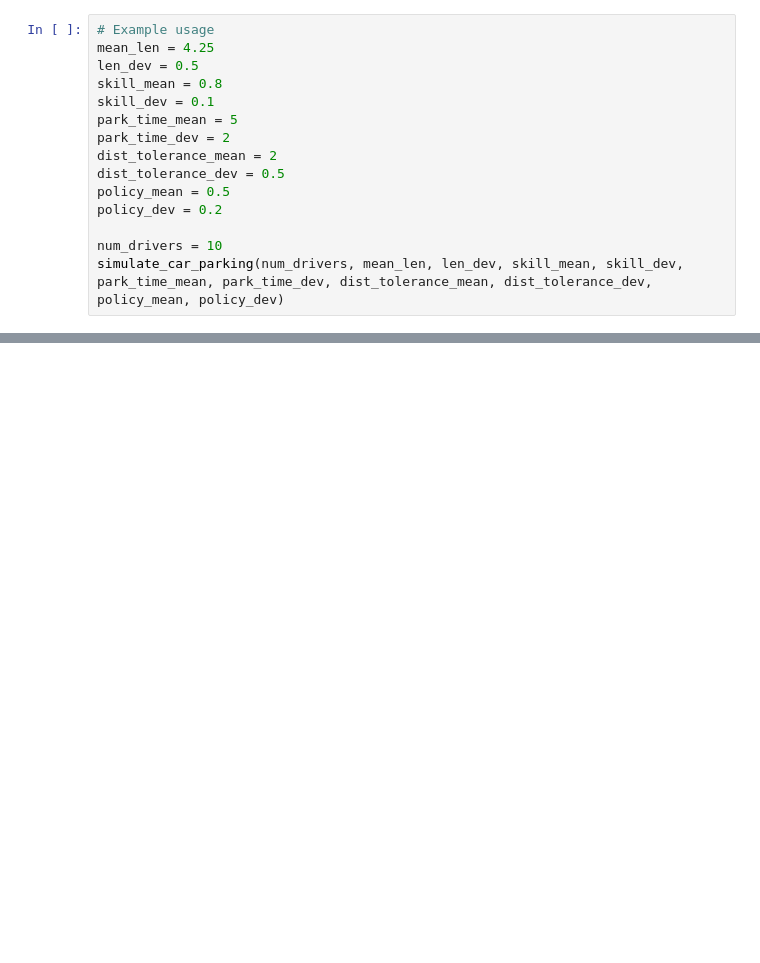
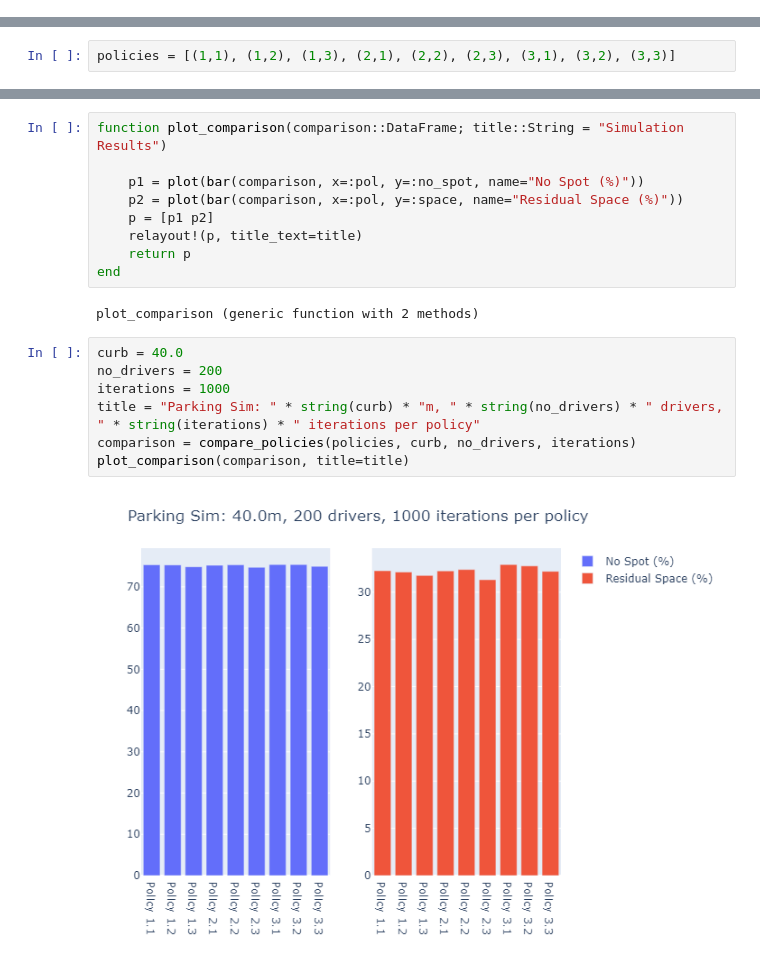
Before and after one commit to aidanboyne/OptimalParking.jl, a Jupyter notebook: OptimalParking/src/dev2.ipynb, the cells around one changed output, grey strips where cells are left out. Cells and saved outputs as stored; diff of their text form; blank space fills up the shorter version.

```diff
--- a/OptimalParking/src/dev2.ipynb
+++ b/OptimalParking/src/dev2.ipynb
@@ -105,15 +0,0 @@ simulate_car_parking (generic function with 1 method)
-# %%
-# Example usage
-mean_len = 4.25
-len_dev = 0.5
-skill_mean = 0.8
-skill_dev = 0.1
-park_time_mean = 5
-park_time_dev = 2
-dist_tolerance_mean = 2
-dist_tolerance_dev = 0.5
-policy_mean = 0.5
-policy_dev = 0.2
-
-num_drivers = 10
-simulate_car_parking(num_drivers, mean_len, len_dev, skill_mean, skill_dev, park_time_mean, park_time_dev, dist_tolerance_mean, dist_tolerance_dev, policy_mean, policy_dev)
@@ -183,0 +166,2 @@ end
+# %%
+policies = [(1,1), (1,2), (1,3), (2,1), (2,2), (2,3), (3,1), (3,2), (3,3)]
@@ -183,0 +212,20 @@ end
+# %%
+function plot_comparison(comparison::DataFrame; title::String = "Simulation Results")
+
+    p1 = plot(bar(comparison, x=:pol, y=:no_spot, name="No Spot (%)"))
+    p2 = plot(bar(comparison, x=:pol, y=:space, name="Residual Space (%)"))
+    p = [p1 p2]
+    relayout!(p, title_text=title)
+    return p
+end
+# %% [output]
+plot_comparison (generic function with 2 methods)
+# %%
+curb = 40.0
+no_drivers = 200
+iterations = 1000
+title = "Parking Sim: " * string(curb) * "m, " * string(no_drivers) * " drivers, " * string(iterations) * " iterations per policy"
+comparison = compare_policies(policies, curb, no_drivers, iterations)
+plot_comparison(comparison, title=title)
+# %% [output]
+[figure, added]
```
Also changed, not shown: parts of 14 cells of this notebook, 6 other files.
